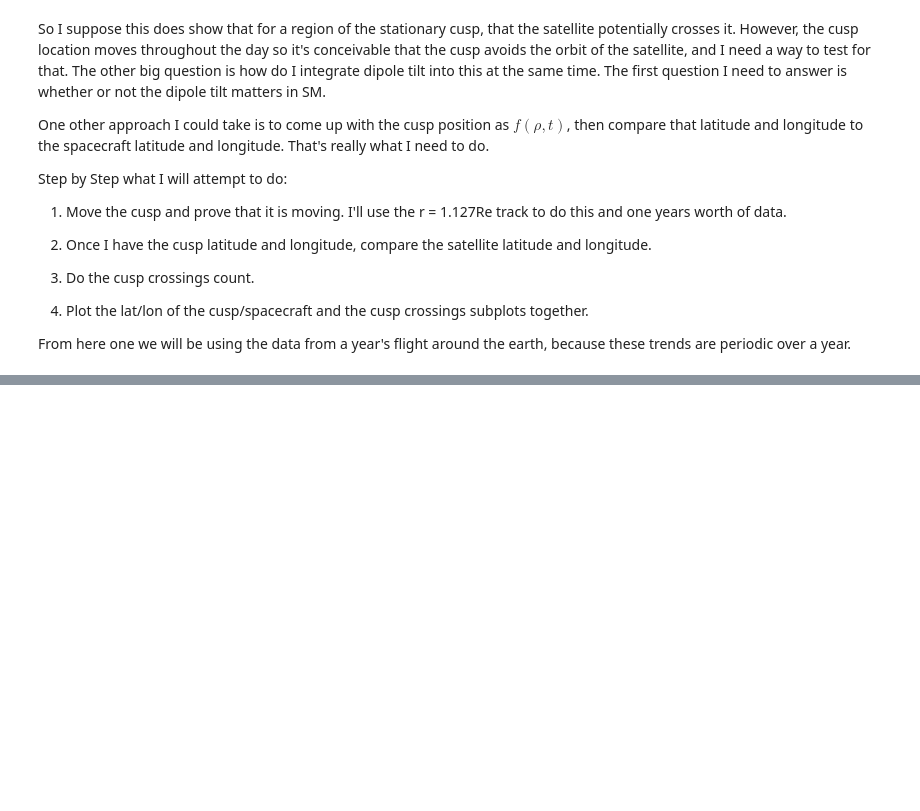
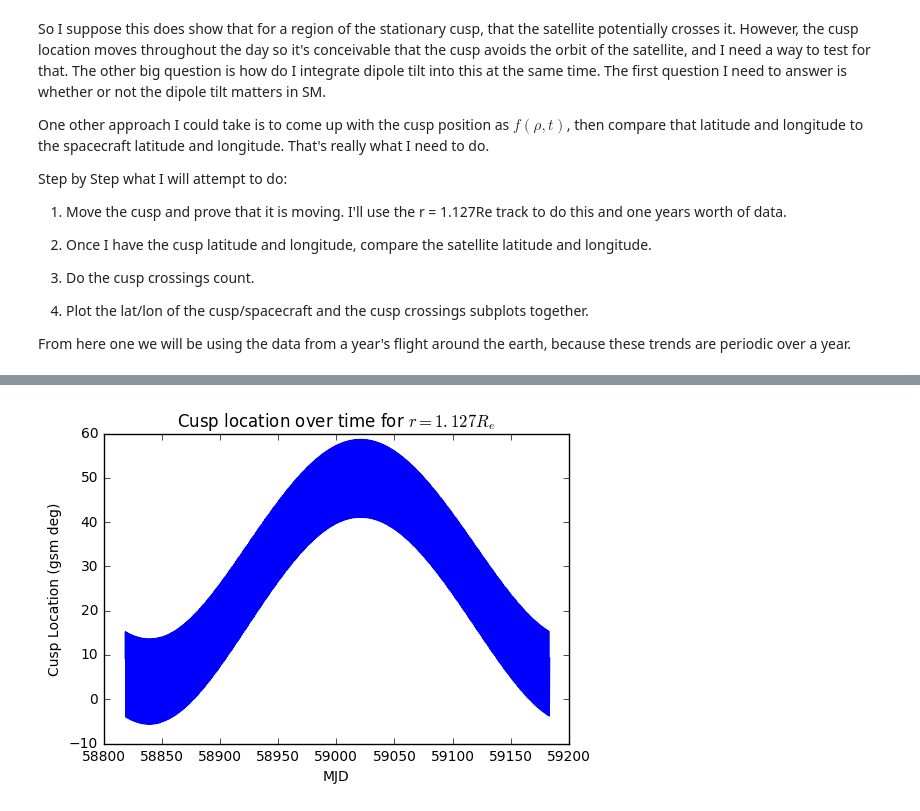
Before and after one commit to fsbr/se3-path-planner, a Jupyter notebook: modularPlanner/Cusp Plots (Daily).ipynb, the cells around one changed output, grey strips where cells are left out. Saved outputs shown, nothing was run; the diff lists cells and outputs as text; code cells hidden in the pictures; blank space fills up the shorter version.

Commit message:
i think i have a moving cusp model

```diff
--- a/modularPlanner/Cusp Plots (Daily).ipynb
+++ b/modularPlanner/Cusp Plots (Daily).ipynb
@@ -130,0 +176,14 @@ From here one we will be using the data from a year's flight around the earth, b
+# %%
+# output cusp position with the dipole tilt
+r = 5
+psi = np.deg2rad(psi)
+phi_c = tsyg.getPhi_c(r,psi)
+phi_c = np.rad2deg(phi_c)
+plt.figure()
+plt.plot(t,phi_c)
+plt.title('Cusp location over time for $r = 1.127R_{e}$')
+plt.xlabel('MJD')
+plt.ylabel('Cusp Location (gsm deg)')
+plt.show()
+# %% [output]
+[figure, added]
```
Also changed, not shown: parts of 2 cells of this notebook, 1 other file.
